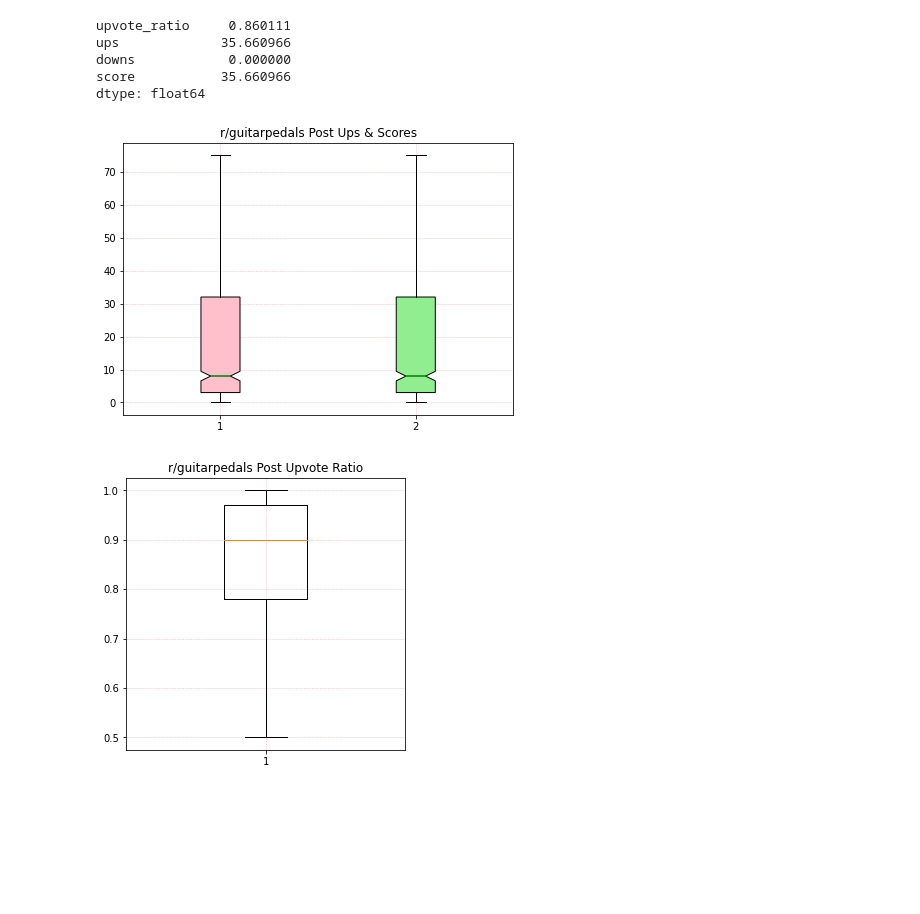
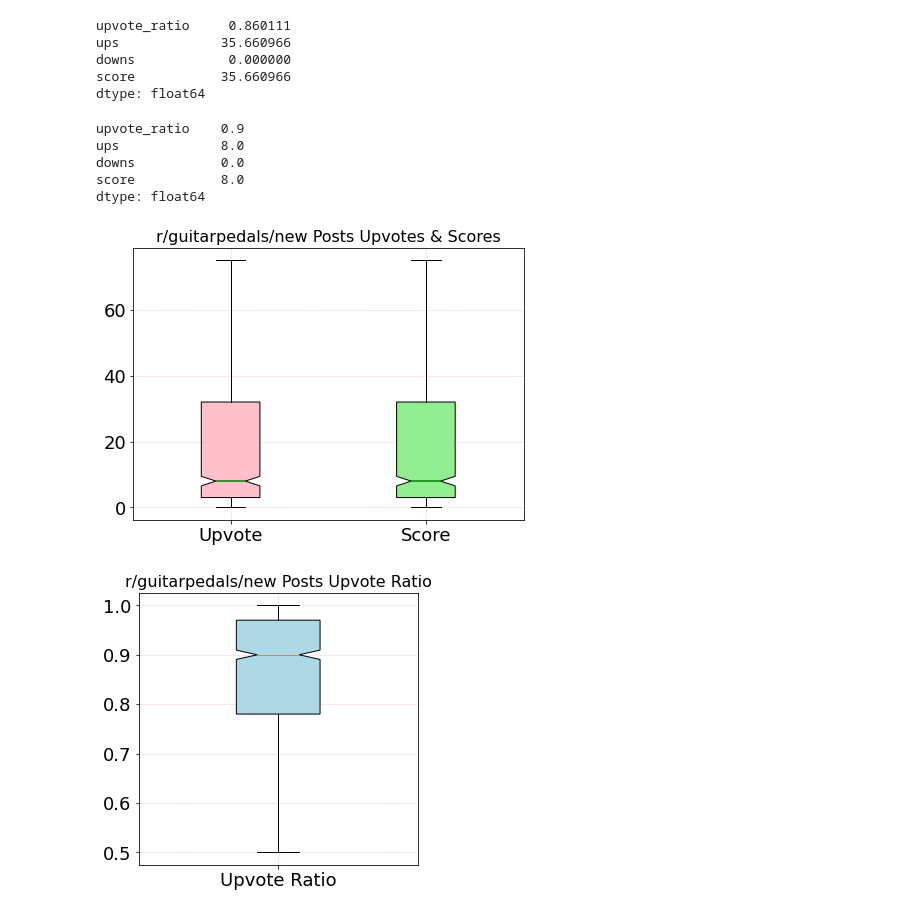
Before and after one commit to leelina024/reddit-guitarpedals, a Jupyter notebook: reddit_guitarpedals_transform.ipynb, the cells around one changed output. Cells and saved outputs as stored; diff of their text form; code cells hidden in the pictures; blank space fills up the shorter version.

```diff
--- a/reddit_guitarpedals_transform.ipynb
+++ b/reddit_guitarpedals_transform.ipynb
@@ -272,10 +272,19 @@ ups             35.660966
 downs            0.000000
 score           35.660966
 dtype: float64
+# %%
+votes_df.median()
+# %% [output]
+upvote_ratio    0.9
+ups             8.0
+downs           0.0
+score           8.0
+dtype: float64
 # %%
 fig, axes = plt.subplots(nrows=1, ncols=1, figsize=(7, 5))
-ax = plt.boxplot(votes_df[['ups', 'score']], widths=(0.2, 0.2),
-                            showfliers=False, notch=True,vert=True, patch_artist=True)
+labels=['Upvote', 'Score']
+ax = plt.boxplot(votes_df[['ups', 'score']], widths=(0.3, 0.3),
+                            showfliers=False, notch=True ,vert=True, patch_artist=True, labels=labels)
 for median in ax['medians']:
     median.set(color='green', linewidth=1.5)
 colors = ['pink', 'lightgreen']
@@ -283,17 +292,29 @@ for bplot in ax:
     for patch, color in zip(ax['boxes'], colors):
         patch.set_facecolor(color)
 
-plt.title("r/guitarpedals Post Ups & Scores")
+plt.title("r/guitarpedals/new Posts Upvotes & Scores")
 plt.grid(color = 'lightpink', linestyle = '--', linewidth = 0.5)
+plt.rc('xtick', labelsize=18)
+plt.rc('ytick', labelsize=18)
+plt.rc('axes', titlesize=16)
 plt.show()
 # %% [output]
-[figure, old version]
+[figure, new version]
 # %%
 fig, axes = plt.subplots(nrows=1, ncols=1, figsize=(5, 5))
-ax = plt.boxplot(votes_df['upvote_ratio'], widths=(0.3), showfliers=False)
+labels=['Upvote Ratio']
+ax2 = plt.boxplot(votes_df['upvote_ratio'], widths=(0.3), showfliers=False, notch=True,
+                    patch_artist=True, labels=labels)
+colors=['lightblue']
+for bplot in (ax2):
+    for patch, color in zip(ax2['boxes'], colors):
+        patch.set_facecolor(color)
 
-plt.title("r/guitarpedals Post Upvote Ratio")
+plt.title("r/guitarpedals/new Posts Upvote Ratio")
 plt.grid(color = 'lightpink', linestyle = '--', linewidth = 0.5)
+plt.rc('xtick', labelsize=18)
+plt.rc('ytick', labelsize=18)
+plt.rc('axes', titlesize=16)
 plt.show()
 # %% [output]
-[figure, old version]
+[figure, new version]
```
